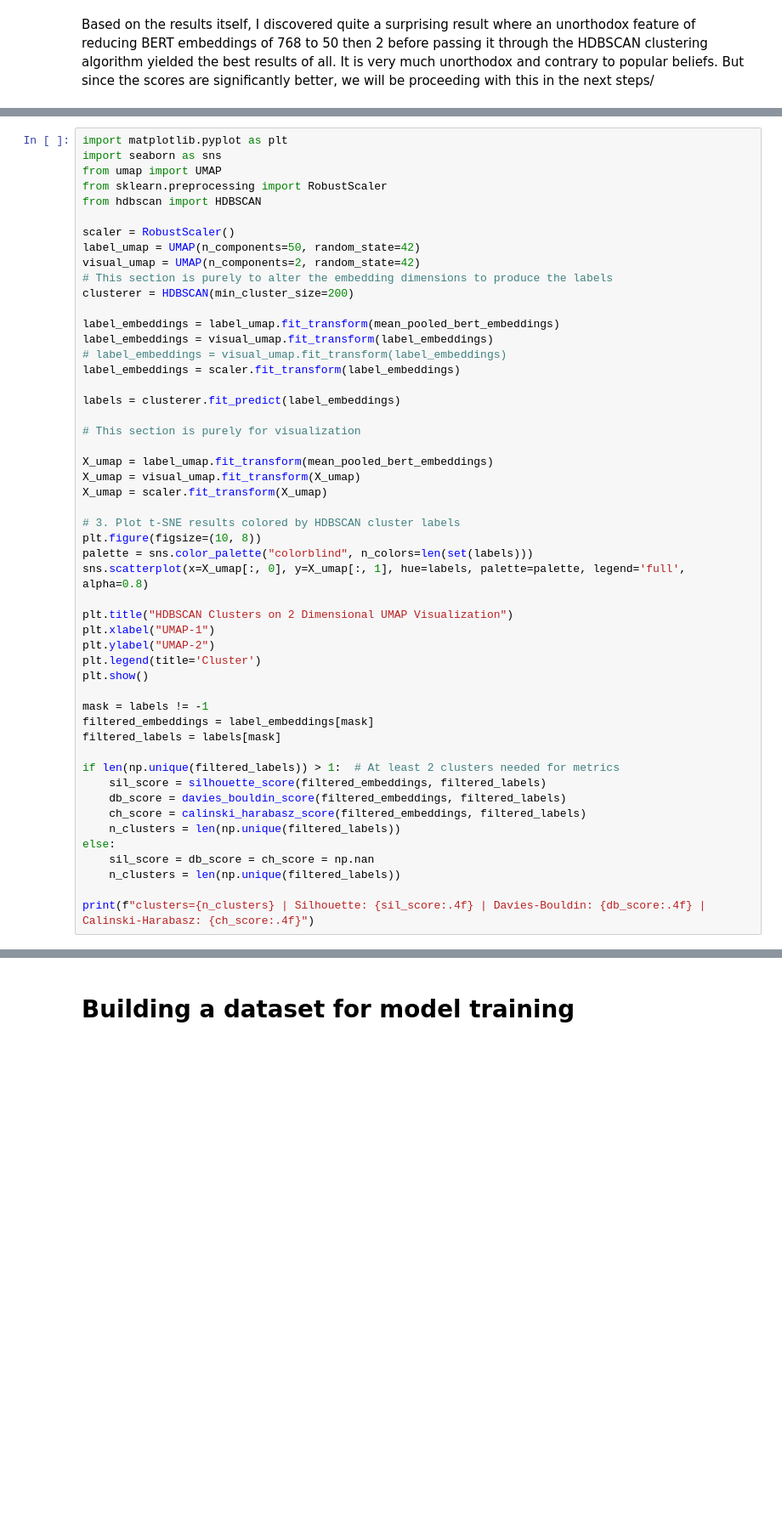
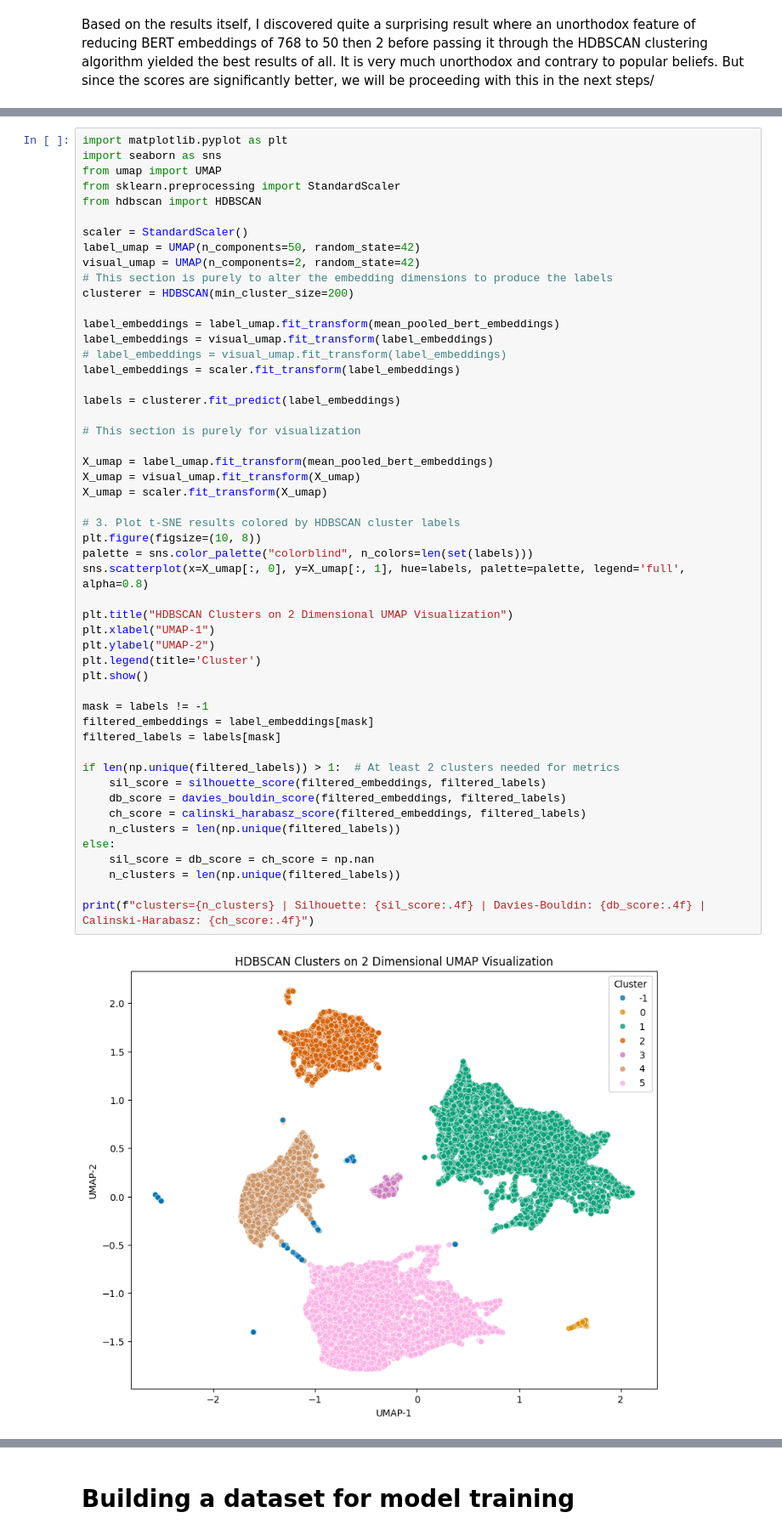
Before and after one commit to SorataBaka/2025-hokkaido-nlp, a Jupyter notebook: source/bucketing.ipynb, the cells around one changed output, grey strips where cells are left out. Shown at 85% size. Drawn from its saved outputs; the diff is of its cells as text; blank space fills up the shorter version.

```diff
--- a/source/bucketing.ipynb
+++ b/source/bucketing.ipynb
@@ -294,10 +295,10 @@ plt.show()
 import matplotlib.pyplot as plt
 import seaborn as sns
 from umap import UMAP
-from sklearn.preprocessing import RobustScaler
+from sklearn.preprocessing import StandardScaler
 from hdbscan import HDBSCAN
 
-scaler = RobustScaler()
+scaler = StandardScaler()
 label_umap = UMAP(n_components=50, random_state=42)
 visual_umap = UMAP(n_components=2, random_state=42)
 # This section is purely to alter the embedding dimensions to produce the labels
@@ -315,30 +316,31 @@ labels = clusterer.fit_predict(label_embeddings)
 X_umap = label_umap.fit_transform(mean_pooled_bert_embeddings)
 X_umap = visual_umap.fit_transform(X_umap)
 X_umap = scaler.fit_transform(X_umap)
 
 # 3. Plot t-SNE results colored by HDBSCAN cluster labels
 plt.figure(figsize=(10, 8))
 palette = sns.color_palette("colorblind", n_colors=len(set(labels)))
 sns.scatterplot(x=X_umap[:, 0], y=X_umap[:, 1], hue=labels, palette=palette, legend='full', alpha=0.8)
 
 plt.title("HDBSCAN Clusters on 2 Dimensional UMAP Visualization")
 plt.xlabel("UMAP-1")
 plt.ylabel("UMAP-2")
 plt.legend(title='Cluster')
 plt.show()
 
 mask = labels != -1
 filtered_embeddings = label_embeddings[mask]
 filtered_labels = labels[mask]
 
 if len(np.unique(filtered_labels)) > 1:  # At least 2 clusters needed for metrics
     sil_score = silhouette_score(filtered_embeddings, filtered_labels)
     db_score = davies_bouldin_score(filtered_embeddings, filtered_labels)
     ch_score = calinski_harabasz_score(filtered_embeddings, filtered_labels)
     n_clusters = len(np.unique(filtered_labels))
 else:
     sil_score = db_score = ch_score = np.nan
     n_clusters = len(np.unique(filtered_labels))
 
 print(f"clusters={n_clusters} | Silhouette: {sil_score:.4f} | Davies-Bouldin: {db_score:.4f} | Calinski-Harabasz: {ch_score:.4f}")
 # %% [output]
+[figure, added]
```
Also changed, not shown: parts of 33 cells of this notebook, 30 other files.
